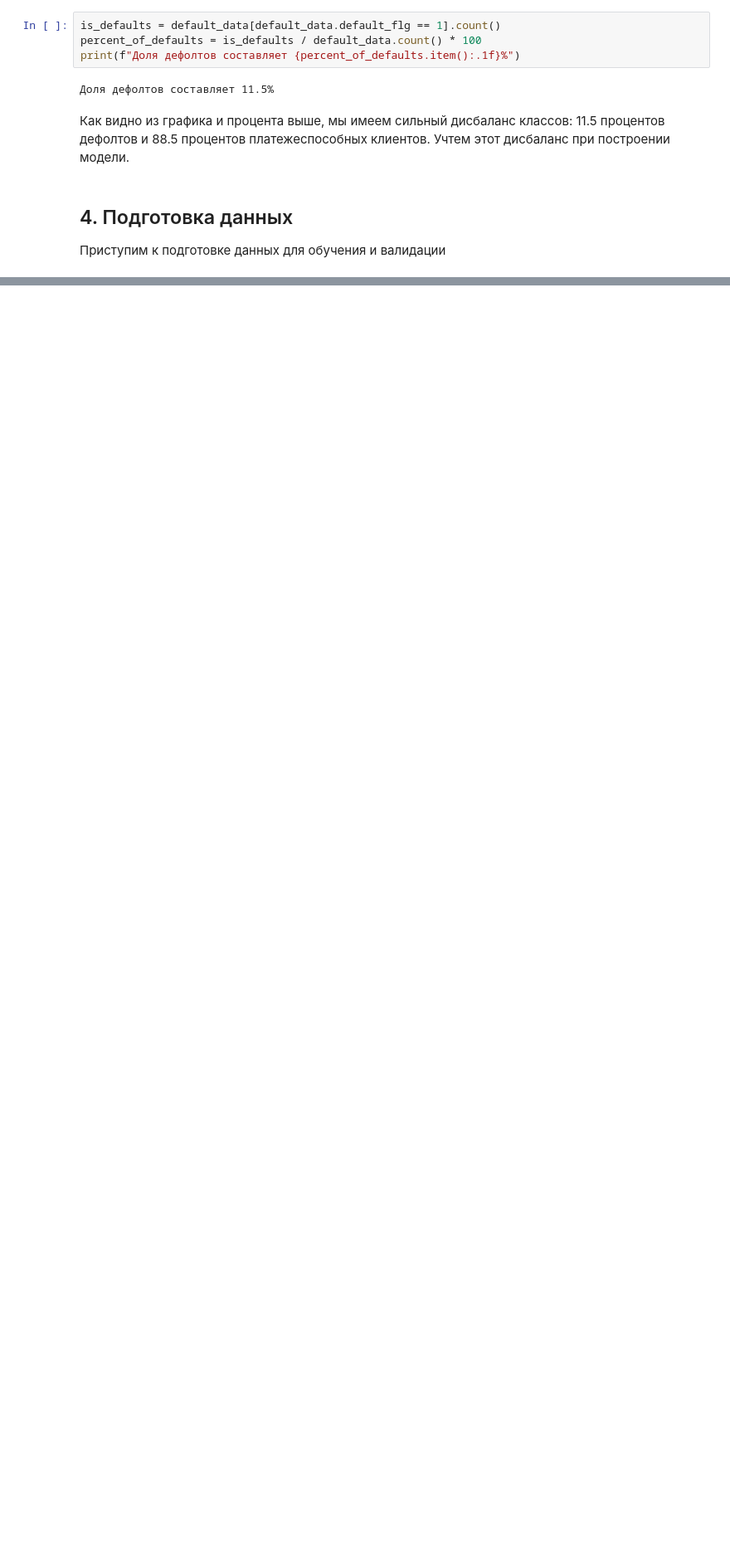
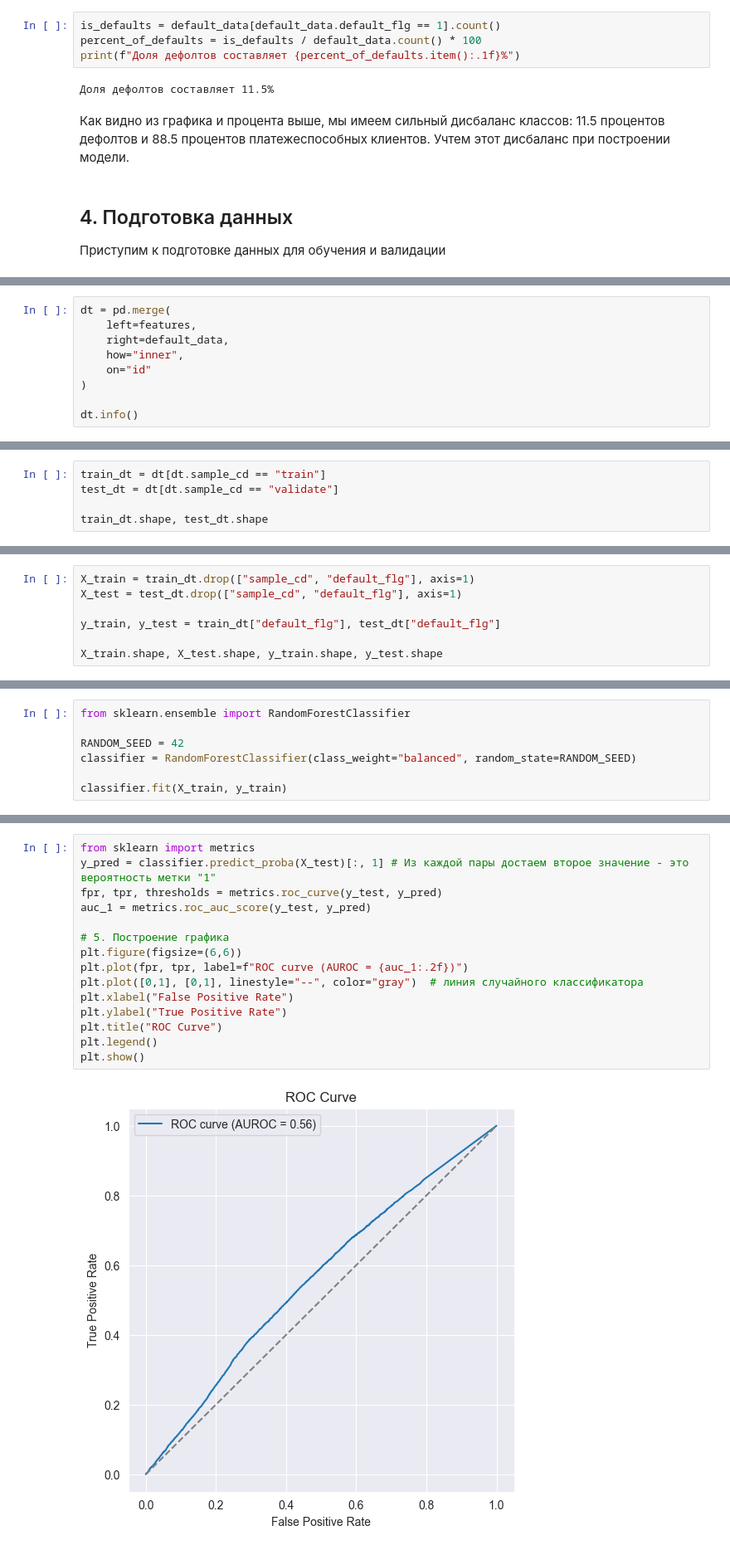
Before and after one commit to mikeasta/Credit-Scoring-Service, a Jupyter notebook: research.ipynb, the cells around one changed output, grey strips where cells are left out. Shown at 83% size. Cells and saved outputs as stored; diff of their text form; blank space fills up the shorter version.

```diff
--- a/research.ipynb
+++ b/research.ipynb
@@ -403,0 +531,9 @@ print(f"Доля дефолтов составляет {percent_of_defaults.item
+# %%
+dt = pd.merge(
+    left=features,
+    right=default_data,
+    how="inner",
+    on="id"
+)
+
+dt.info()
@@ -403,0 +558,5 @@ print(f"Доля дефолтов составляет {percent_of_defaults.item
+# %%
+train_dt = dt[dt.sample_cd == "train"]
+test_dt = dt[dt.sample_cd == "validate"]
+
+train_dt.shape, test_dt.shape
@@ -403,0 +567,7 @@ print(f"Доля дефолтов составляет {percent_of_defaults.item
+# %%
+X_train = train_dt.drop(["sample_cd", "default_flg"], axis=1)
+X_test = test_dt.drop(["sample_cd", "default_flg"], axis=1)
+
+y_train, y_test = train_dt["default_flg"], test_dt["default_flg"]
+
+X_train.shape, X_test.shape, y_train.shape, y_test.shape
@@ -403,0 +581,7 @@ print(f"Доля дефолтов составляет {percent_of_defaults.item
+# %%
+from sklearn.ensemble import RandomForestClassifier
+
+RANDOM_SEED = 42
+classifier = RandomForestClassifier(class_weight="balanced", random_state=RANDOM_SEED)
+
+classifier.fit(X_train, y_train)
@@ -403,0 +602,17 @@ print(f"Доля дефолтов составляет {percent_of_defaults.item
+# %%
+from sklearn import metrics
+y_pred = classifier.predict_proba(X_test)[:, 1] # Из каждой пары достаем второе значение - это вероятность метки "1"
+fpr, tpr, thresholds = metrics.roc_curve(y_test, y_pred)
+auc_1 = metrics.roc_auc_score(y_test, y_pred)
+
+# 5. Построение графика
+plt.figure(figsize=(6,6))
+plt.plot(fpr, tpr, label=f"ROC curve (AUROC = {auc_1:.2f})")
+plt.plot([0,1], [0,1], linestyle="--", color="gray")  # линия случайного классификатора
+plt.xlabel("False Positive Rate")
+plt.ylabel("True Positive Rate")
+plt.title("ROC Curve")
+plt.legend()
+plt.show()
+# %% [output]
+[figure, added]
```
Also changed, not shown: parts of 46 cells of this notebook, 2 other files.
